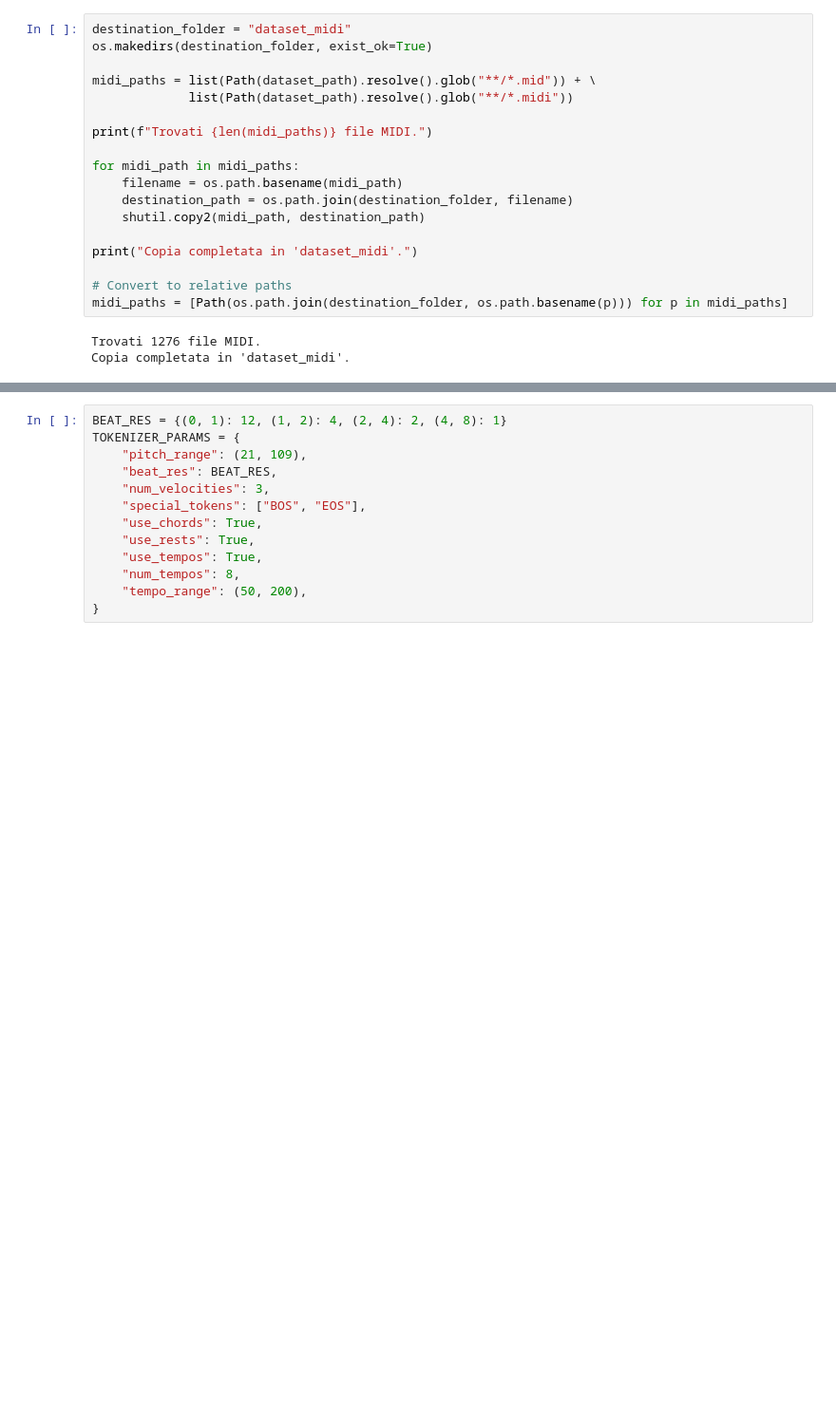
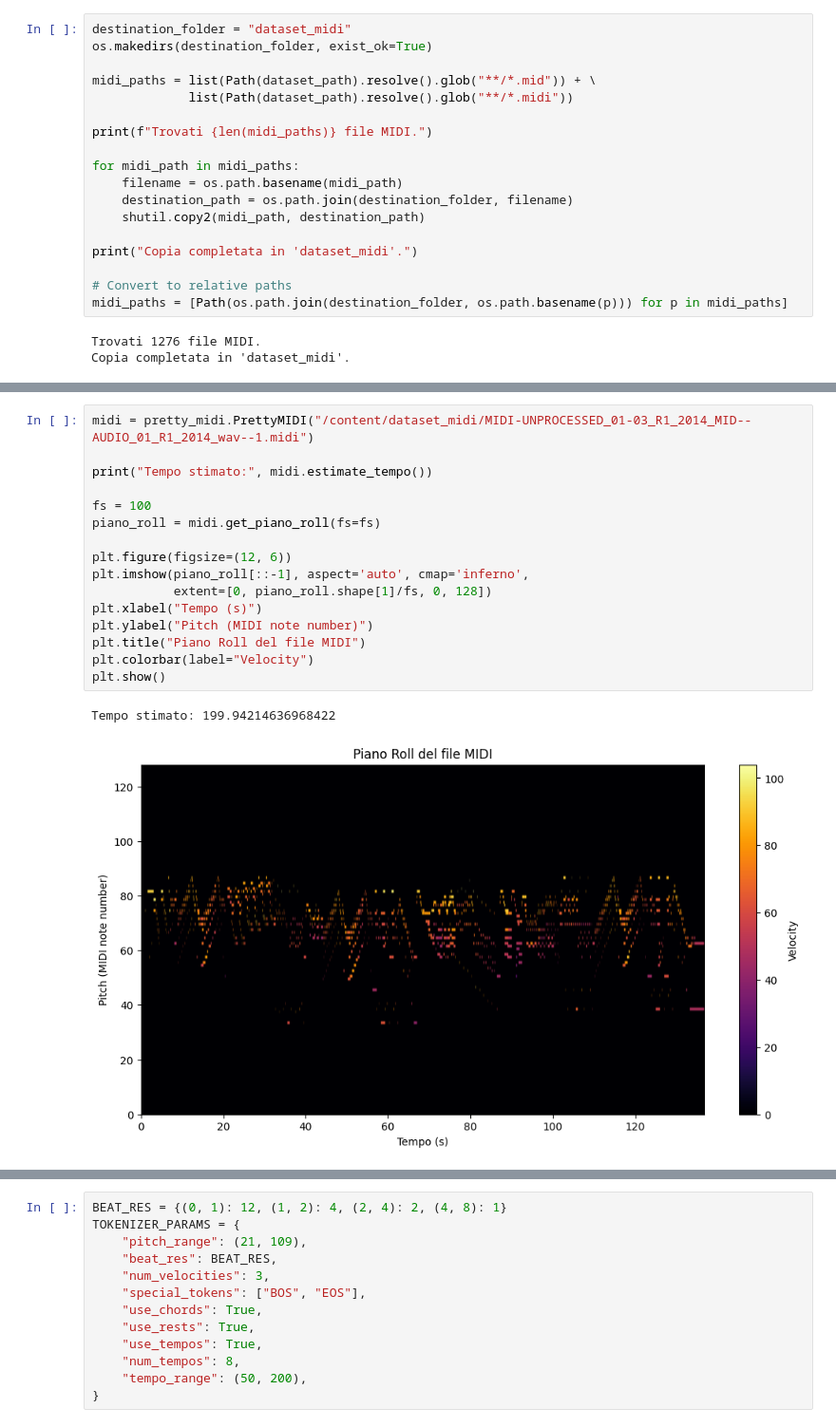
Before and after one commit to DanielCapannini/MusicGAN, a Jupyter notebook: MusicGAN22.ipynb, the cells around one changed output, grey strips where cells are left out. Shown at 95% size. Saved outputs shown, nothing was run; the diff lists cells and outputs as text; blank space fills up the shorter version.

```diff
--- a/MusicGAN22.ipynb
+++ b/MusicGAN22.ipynb
@@ -86,2 +72,21 @@ Copia completata in 'dataset_midi'.
+# %%
+midi = pretty_midi.PrettyMIDI("/content/dataset_midi/MIDI-UNPROCESSED_01-03_R1_2014_MID--AUDIO_01_R1_2014_wav--1.midi")
+
+print("Tempo stimato:", midi.estimate_tempo())
+
+fs = 100
+piano_roll = midi.get_piano_roll(fs=fs)
+
+plt.figure(figsize=(12, 6))
+plt.imshow(piano_roll[::-1], aspect='auto', cmap='inferno',
+           extent=[0, piano_roll.shape[1]/fs, 0, 128])
+plt.xlabel("Tempo (s)")
+plt.ylabel("Pitch (MIDI note number)")
+plt.title("Piano Roll del file MIDI")
+plt.colorbar(label="Velocity")
+plt.show()
+# %% [output]
+Tempo stimato: 199.94214636968422
+[figure, added]
 # %% [markdown]
 ## Tokenizzazione
```
Also changed, not shown: parts of 22 cells of this notebook.
